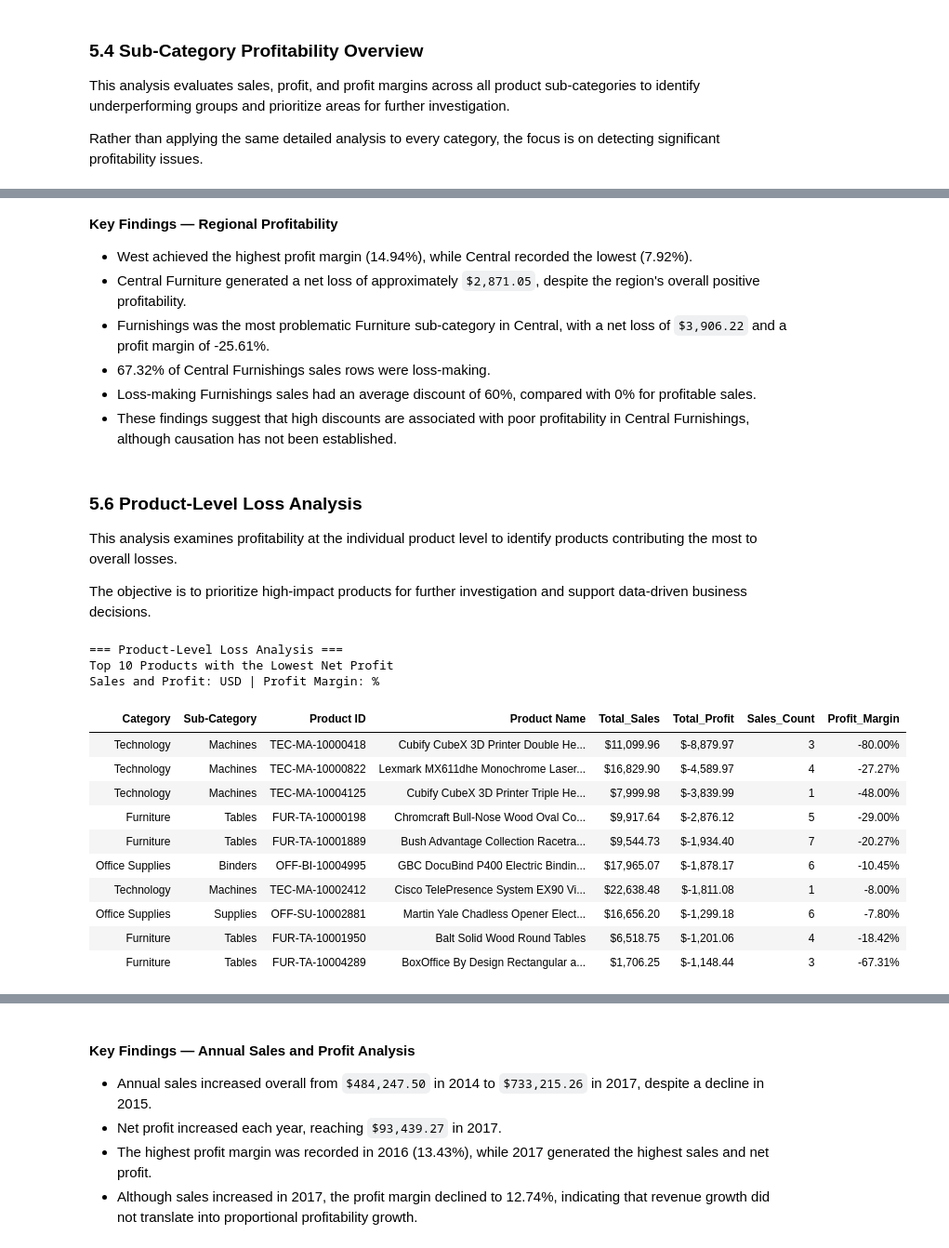
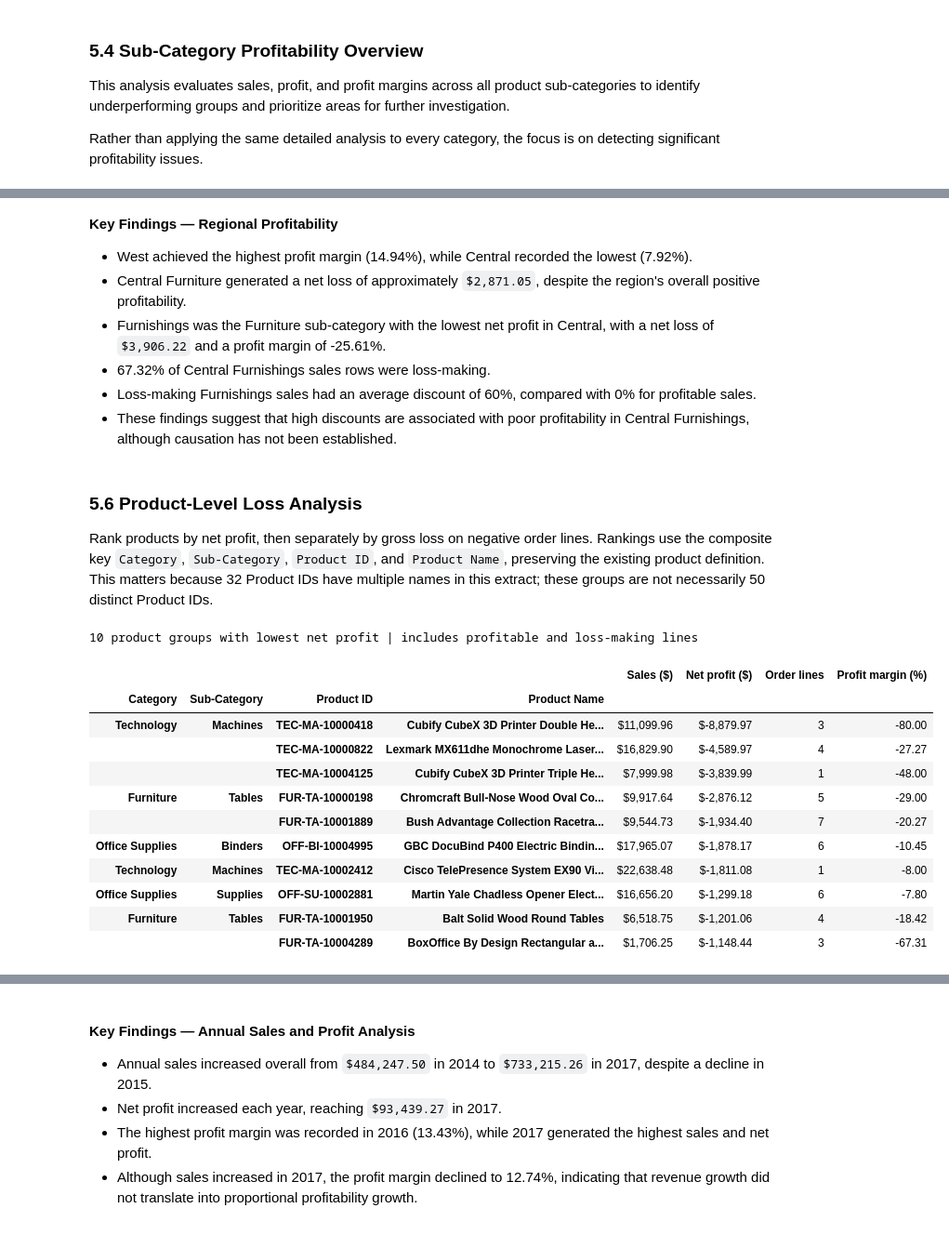
Before and after one commit to yasin-demir/ai-sales-analyst, a Jupyter notebook: notebooks/01_sales_eda.ipynb, the cells around one changed output, grey strips where cells are left out. Shown at 93% size. Cells and saved outputs as stored; diff of their text form; code cells hidden in the pictures.

Commit message:
Clarify sales EDA losses and prioritize business recommendations

```diff
--- a/notebooks/01_sales_eda.ipynb
+++ b/notebooks/01_sales_eda.ipynb
@@ -18,7 +13,29 @@ This project explores the Superstore sales dataset to understand sales performan
 # %%
+import calendar
 import pandas as pd
 import numpy as np
 import matplotlib.pyplot as plt
+from IPython.display import display
+
+def show_table(table, caption):
+    """Format numeric results consistently while retaining numeric analysis tables."""
+    table = table.copy()
+    labels = {
+        'Total_Sales': 'Sales ($)', 'Sales': 'Sales ($)',
+        'Total_Profit': 'Net profit ($)', 'Net_Profit': 'Net profit ($)',
+        'Profit': 'Row profit ($)', 'Profit_Margin': 'Profit margin (%)',
+        'Sales_Count': 'Order lines', 'Average_Discount': 'Mean discount (%)',
+        'Gross_Loss': 'Gross loss ($)', 'Loss_Share': 'Share of all gross loss (%)',
+    }
+    table = table.rename(columns=labels)
+    table.columns = [str(c).replace('_', ' ') for c in table.columns]
+    if isinstance(table.index, pd.MultiIndex):
+        table.index.names = [str(n).replace('_', ' ') if n else n for n in table.index.names]
+    formats = {}
+    for column in table.columns:
+        if pd.api.types.is_numeric_dtype(table[column]):
+            formats[column] = '${:,.2f}' if '($)' in column else ('{:,.0f}' if pd.api.types.is_integer_dtype(table[column]) else '{:,.2f}')
+    display(table.style.format(formats).set_caption(caption))
 # %% [markdown]
 ## 2. Data Loading
 
@@ -102,2 +120,5 @@ Date columns are converted to datetime format, while Postal Code is converted to
 # %%
-df["Order Date"] = pd.to_datetime(df["Order Date"], format = "%m/%d/%Y")
+df['Order Date'] = pd.to_datetime(df['Order Date'], format='%m/%d/%Y')
+df['Ship Date'] = pd.to_datetime(df['Ship Date'], format='%m/%d/%Y')
+df['Postal Code'] = df['Postal Code'].astype('string').str.zfill(5)
+display(df[['Order Date', 'Ship Date', 'Postal Code']].dtypes.to_frame('Converted type'))
@@ -112,2 +129,0 @@ dtype: object
-# %%
-df["Postal Code"] = df["Postal Code"].astype("string")
@@ -693,64 +586,49 @@ Profit                      0.0
 
 - West achieved the highest profit margin (14.94%), while Central recorded the lowest (7.92%).
 - Central Furniture generated a net loss of approximately `$2,871.05`, despite the region's overall positive profitability.
-- Furnishings was the most problematic Furniture sub-category in Central, with a net loss of `$3,906.22` and a profit margin of -25.61%.
+- Furnishings was the Furniture sub-category with the lowest net profit in Central, with a net loss of `$3,906.22` and a profit margin of -25.61%.
 - 67.32% of Central Furnishings sales rows were loss-making.
 - Loss-making Furnishings sales had an average discount of 60%, compared with 0% for profitable sales.
 - These findings suggest that high discounts are associated with poor profitability in Central Furnishings, although causation has not been established.
 # %% [markdown]
+<a id="product-losses"></a>
+
 ### 5.6 Product-Level Loss Analysis
 
-This analysis examines profitability at the individual product level to identify products contributing the most to overall losses.
-
-The objective is to prioritize high-impact products for further investigation and support data-driven business decisions.
+Rank products by net profit, then separately by gross loss on negative order lines. Rankings use the composite key `Category`, `Sub-Category`, `Product ID`, and `Product Name`, preserving the existing product definition. This matters because 32 Product IDs have multiple names in this extract; these groups are not necessarily 50 distinct Product IDs.
 # %%
-from IPython.display import display
-
 product_performance = df.groupby(
     ["Category", "Sub-Category", "Product ID", "Product Name"]
 ).agg(
     Total_Sales=("Sales", "sum"),
     Total_Profit=("Profit", "sum"),
     Sales_Count=("Profit", "size")
 )
 
 product_performance["Profit_Margin"] = (
     product_performance["Total_Profit"]
     / product_performance["Total_Sales"]
 ) * 100
 
 worst_products = (
     product_performance
     .sort_values("Total_Profit")
     .head(10)
     .reset_index()
 )
 
-print("=== Product-Level Loss Analysis ===")
-print("Top 10 Products with the Lowest Net Profit")
-print("Sales and Profit: USD | Profit Margin: %")
-
-display(
-    worst_products.style
-    .format({
-        "Total_Sales": "${:,.2f}",
-        "Total_Profit": "${:,.2f}",
-        "Profit_Margin": "{:.2f}%"
-    })
-    .hide(axis="index")
-)
+show_table(worst_products.set_index(['Category', 'Sub-Category', 'Product ID', 'Product Name']), '10 product groups with lowest net profit | includes profitable and loss-making lines')
 # %% [output]
-=== Product-Level Loss Analysis ===
-Top 10 Products with the Lowest Net Profit
-Sales and Profit: USD | Profit Margin: %
+10 product groups with lowest net profit | includes profitable and loss-making lines
-| Category | Sub-Category | Product ID | Product Name | Total_Sales | Total_Profit | Sales_Count | Profit_Margin |
-| Technology | Machines | TEC-MA-10000418 | Cubify CubeX 3D Printer Double He... | $11,099.96 | $-8,879.97 | 3 | -80.00% |
-| Technology | Machines | TEC-MA-10000822 | Lexmark MX611dhe Monochrome Laser... | $16,829.90 | $-4,589.97 | 4 | -27.27% |
-| Technology | Machines | TEC-MA-10004125 | Cubify CubeX 3D Printer Triple He... | $7,999.98 | $-3,839.99 | 1 | -48.00% |
-| Furniture | Tables | FUR-TA-10000198 | Chromcraft Bull-Nose Wood Oval Co... | $9,917.64 | $-2,876.12 | 5 | -29.00% |
-| Furniture | Tables | FUR-TA-10001889 | Bush Advantage Collection Racetra... | $9,544.73 | $-1,934.40 | 7 | -20.27% |
-| Office Supplies | Binders | OFF-BI-10004995 | GBC DocuBind P400 Electric Bindin... | $17,965.07 | $-1,878.17 | 6 | -10.45% |
-| Technology | Machines | TEC-MA-10002412 | Cisco TelePresence System EX90 Vi... | $22,638.48 | $-1,811.08 | 1 | -8.00% |
-| Office Supplies | Supplies | OFF-SU-10002881 | Martin Yale Chadless Opener Elect... | $16,656.20 | $-1,299.18 | 6 | -7.80% |
-| Furniture | Tables | FUR-TA-10001950 | Balt Solid Wood Round Tables | $6,518.75 | $-1,201.06 | 4 | -18.42% |
-| Furniture | Tables | FUR-TA-10004289 | BoxOffice By Design Rectangular a... | $1,706.25 | $-1,148.44 | 3 | -67.31% |
+|  |  |  |  | Sales ($) | Net profit ($) | Order lines | Profit margin (%) |
+| Category | Sub-Category | Product ID | Product Name |  |  |  |  |
+| Technology | Machines | TEC-MA-10000418 | Cubify CubeX 3D Printer Double He... | $11,099.96 | $-8,879.97 | 3 | -80.00 |
+|  |  | TEC-MA-10000822 | Lexmark MX611dhe Monochrome Laser... | $16,829.90 | $-4,589.97 | 4 | -27.27 |
+|  |  | TEC-MA-10004125 | Cubify CubeX 3D Printer Triple He... | $7,999.98 | $-3,839.99 | 1 | -48.00 |
+| Furniture | Tables | FUR-TA-10000198 | Chromcraft Bull-Nose Wood Oval Co... | $9,917.64 | $-2,876.12 | 5 | -29.00 |
+|  |  | FUR-TA-10001889 | Bush Advantage Collection Racetra... | $9,544.73 | $-1,934.40 | 7 | -20.27 |
+| Office Supplies | Binders | OFF-BI-10004995 | GBC DocuBind P400 Electric Bindin... | $17,965.07 | $-1,878.17 | 6 | -10.45 |
+| Technology | Machines | TEC-MA-10002412 | Cisco TelePresence System EX90 Vi... | $22,638.48 | $-1,811.08 | 1 | -8.00 |
+| Office Supplies | Supplies | OFF-SU-10002881 | Martin Yale Chadless Opener Elect... | $16,656.20 | $-1,299.18 | 6 | -7.80 |
+| Furniture | Tables | FUR-TA-10001950 | Balt Solid Wood Round Tables | $6,518.75 | $-1,201.06 | 4 | -18.42 |
+|  |  | FUR-TA-10004289 | BoxOffice By Design Rectangular a... | $1,706.25 | $-1,148.44 | 3 | -67.31 |
```
Also changed, not shown: parts of 105 cells of this notebook.
